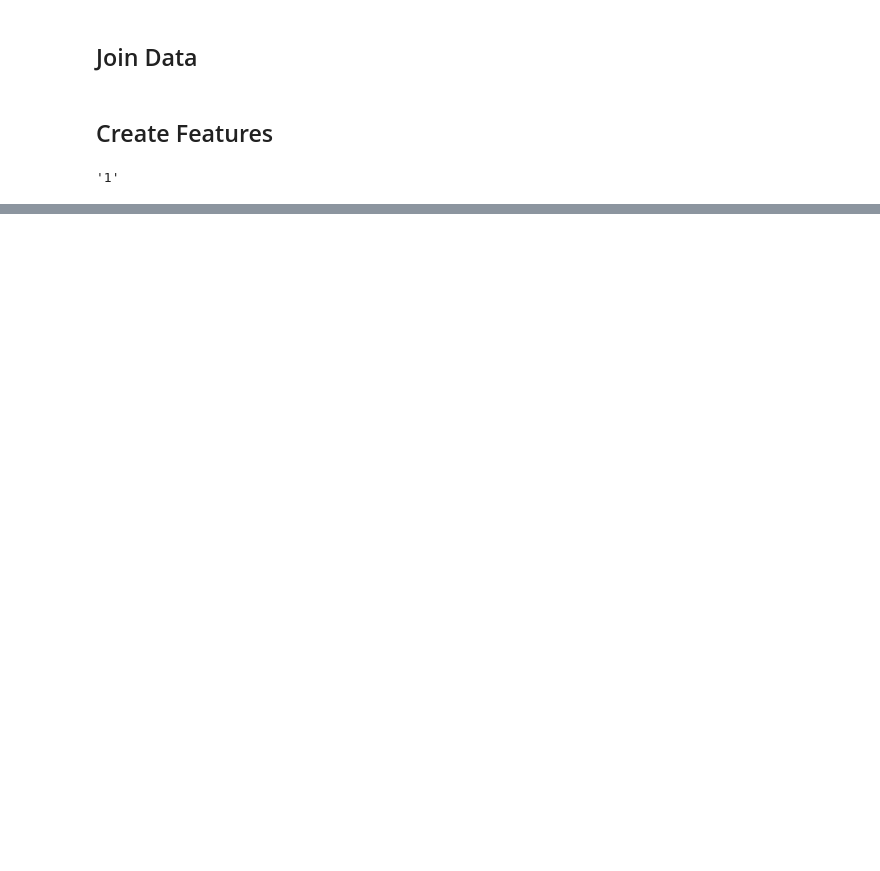
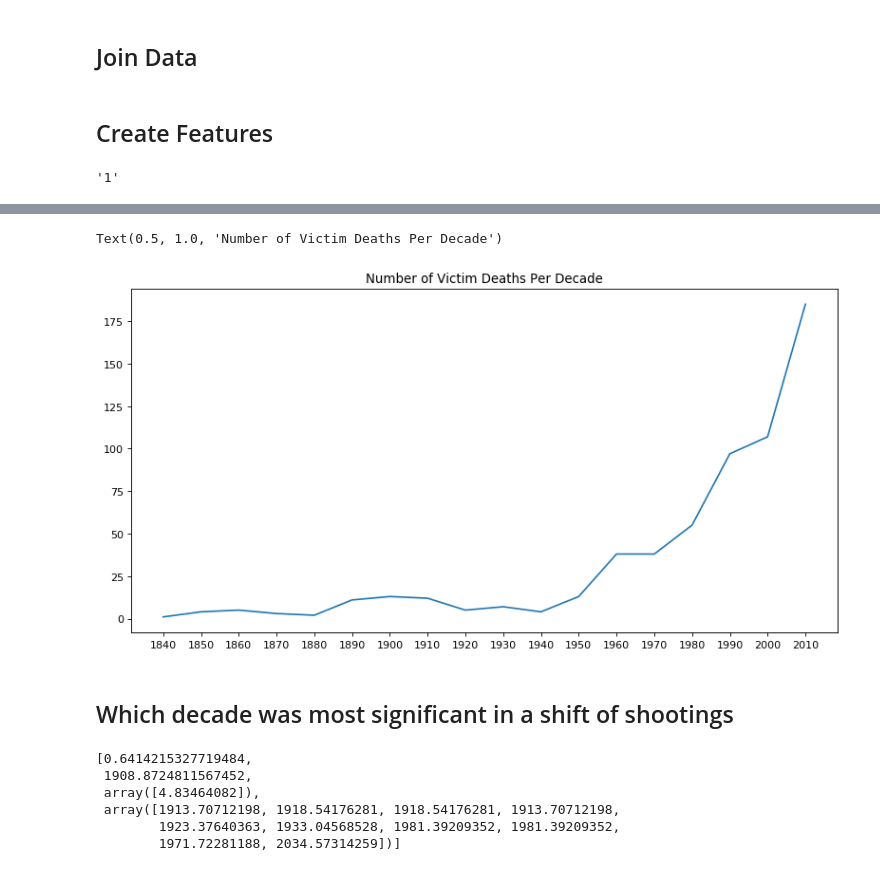
Before and after one commit to kjprice/statistics-guns, a Jupyter notebook: notebooks/School shootings EDA.ipynb, the cells around one changed output, grey strips where cells are left out. Cells and saved outputs as stored; diff of their text form; code cells hidden in the pictures; blank space fills up the shorter version.

```diff
--- a/notebooks/School shootings EDA.ipynb
+++ b/notebooks/School shootings EDA.ipynb
@@ -54,0 +85,9 @@ df.head(n=2)
+# %%
+plt.figure(num=None, figsize=(12, 6), dpi=80, facecolor='w', edgecolor='k')
+plt.plot(df_by_decade.Decade.astype(str), df_by_decade['Victim_Deaths'])
+plt.title('Number of Victim Deaths Per Decade')
+# %% [output]
+Text(0.5, 1.0, 'Number of Victim Deaths Per Decade')
+[figure, added]
+# %% [markdown]
+## Which decade was most significant in a shift of shootings
@@ -54,0 +106,10 @@ df.head(n=2)
+# %%
+x = df_mass_shootings_by_decade['Total_Shootings'].values.reshape((-1, 1))
+linear_regression_model(x)
+# %% [output]
+[0.6414215327719484,
+ 1908.8724811567452,
+ array([4.83464082]),
+ array([1913.70712198, 1918.54176281, 1918.54176281, 1913.70712198,
+        1923.37640363, 1933.04568528, 1981.39209352, 1981.39209352,
+        1971.72281188, 2034.57314259])]
```
Also changed, not shown: parts of 34 cells of this notebook.
